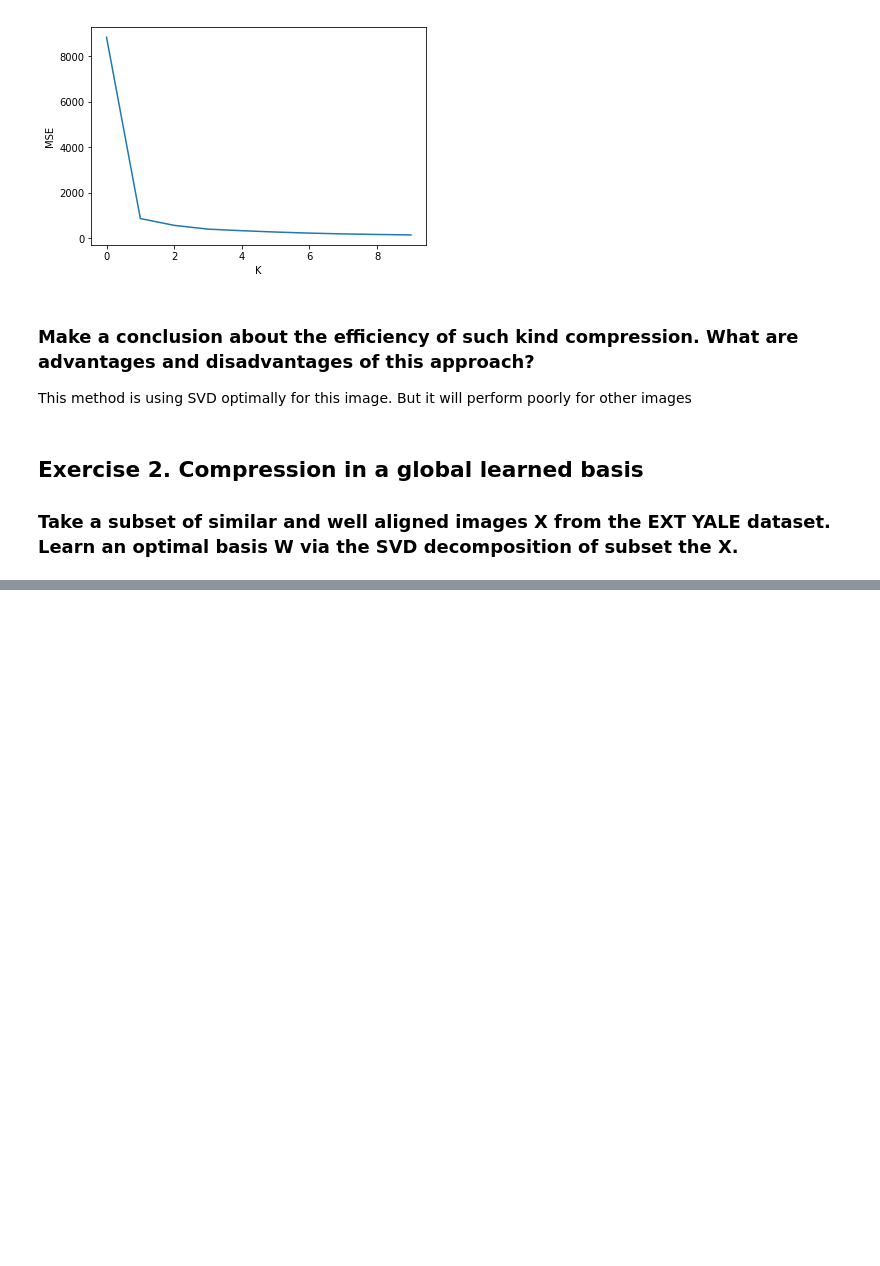
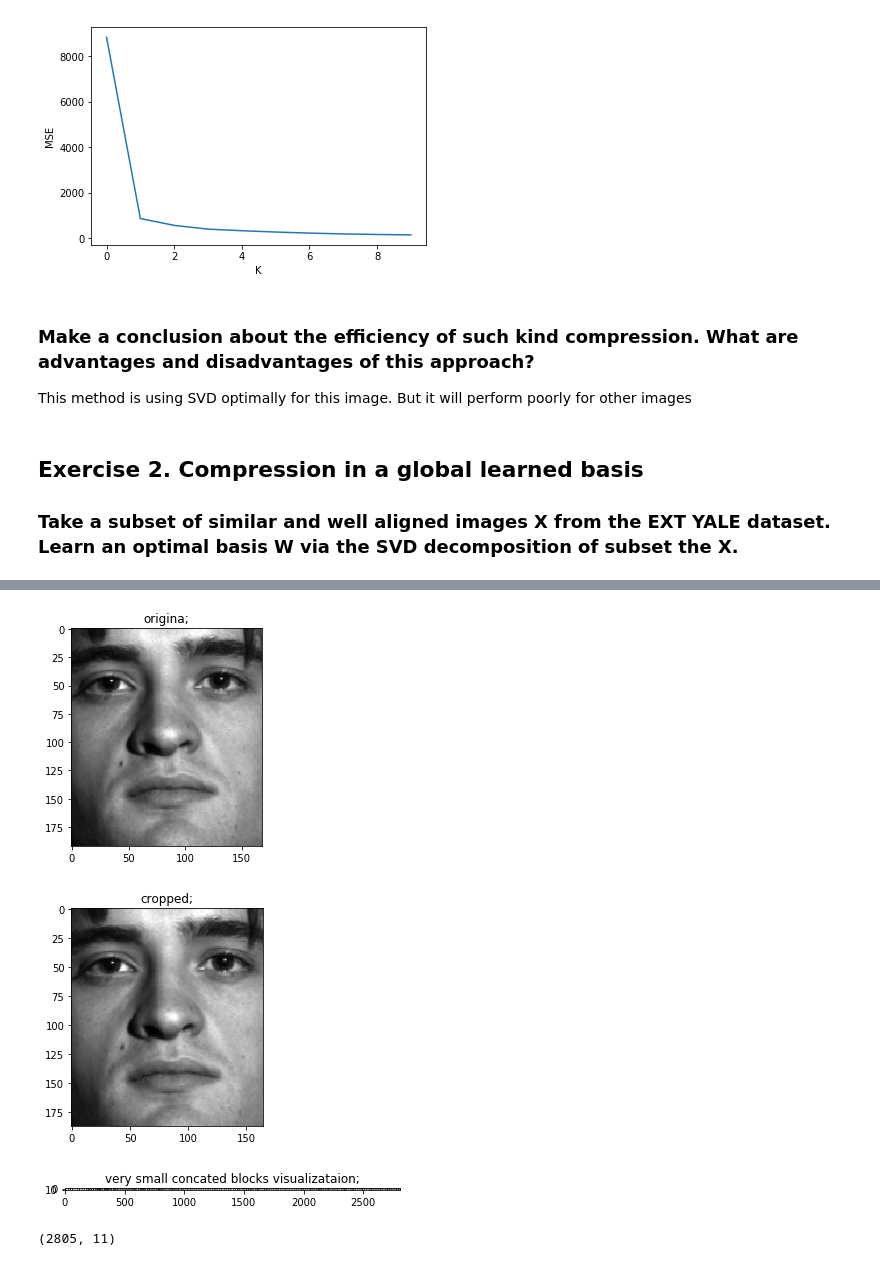
Before and after one commit to partizanos/advanced_image_processing, a Jupyter notebook: AIP_TP5.ipynb, the cells around one changed output, grey strips where cells are left out. Drawn from its saved outputs; the diff is of its cells as text; code cells hidden in the pictures; blank space fills up the shorter version.

```diff
--- a/AIP_TP5.ipynb
+++ b/AIP_TP5.ipynb
@@ -116,0 +214,31 @@ images_subset.shape
+# %%
+imagesOrig = v["faceData"]
+imagesOrig = imagesOrig.astype("float32")
+imagesOrig = imagesOrig.transpose()
+images = imagesOrig.reshape((2432,168, 192))
+img = images[1000].transpose()
+plt.imshow(img, cmap = "gray"); plt.title("origina;"); plt.show()
+
+# cant break the images exactly to 11x11 blocks so I will crop a bit
+
+def crop_img(img, block_size):
+  size_X = int(img.shape[0] /block_size) * block_size
+  size_Y = int(img.shape[1] /block_size) * block_size
+  return img[:size_X, :size_Y]
+block_size = 11
+cr_img = crop_img(img, block_size)
+img.shape, cr_img.shape
+
+number_blocks = cr_img.shape[0] * cr_img.shape[1] / block_size *block_size
+cr_img_blocks = cr_img.reshape(255, block_size, block_size)
+plt.imshow(cr_img, cmap = "gray"); plt.title("cropped;");  plt.show()
+# plt.imshow(cr_img_blocks, cmap = "gray"); plt.title("cropped;");  plt.show()
+cr_img_blocks.shape
+cr_img_blocks_concated = cr_img_blocks.reshape((cr_img_blocks.shape[0] * cr_img_blocks.shape[1], cr_img_blocks.shape[2]))
+plt.imshow(cr_img_blocks_concated.transpose(), cmap = "gray"); plt.title("very small concated blocks visualizataion;");  plt.show()
+cr_img_blocks_concated.shape
+# %% [output]
+[figure, added]
+[figure, added]
+[figure, added]
+(2805, 11)
```
Also changed, not shown: parts of 20 cells of this notebook.
